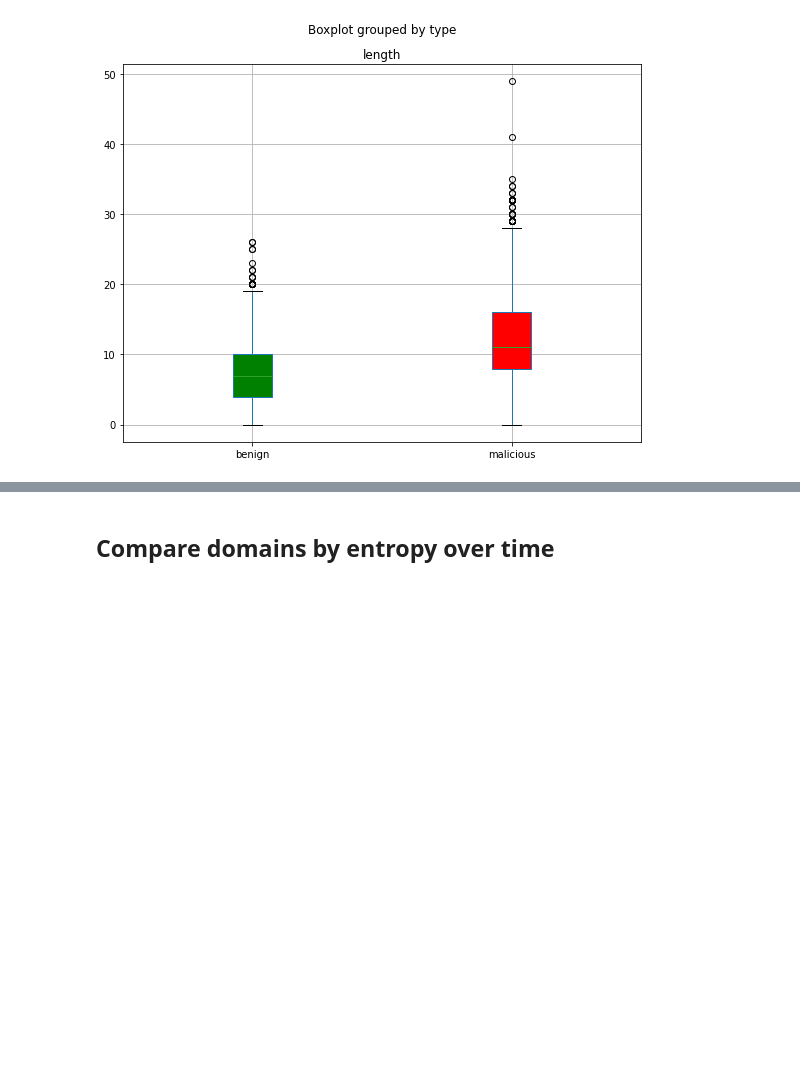
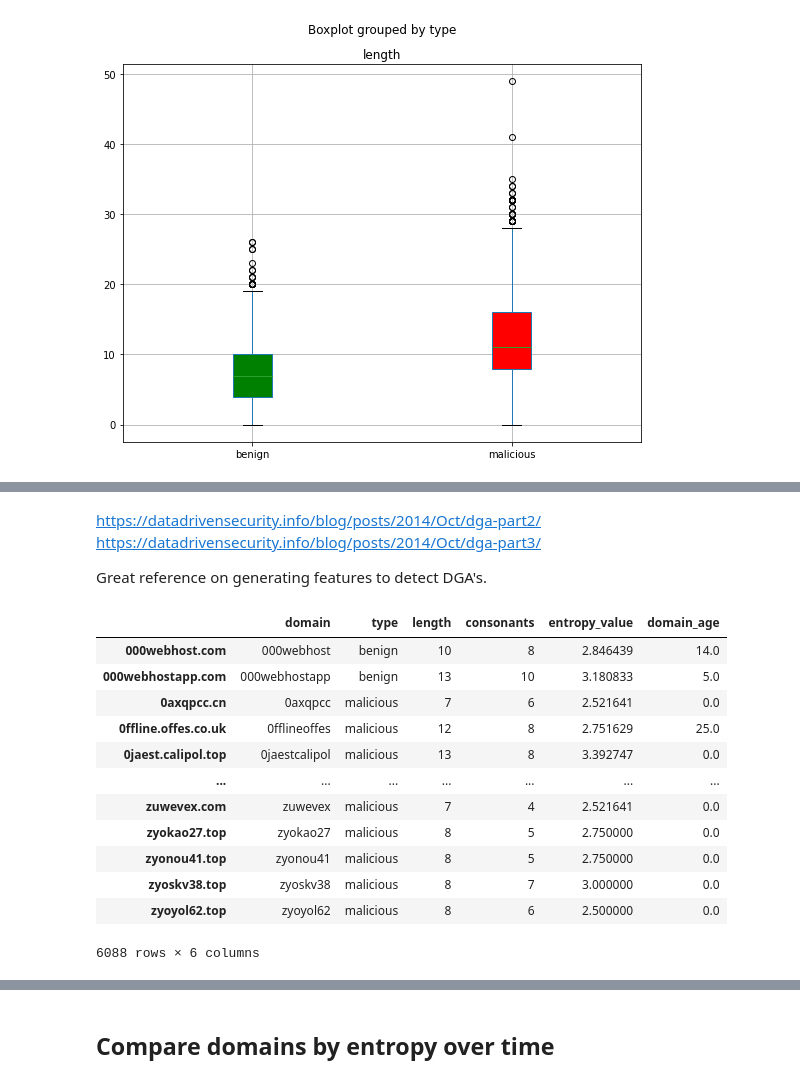
Before and after one commit to erodium/artemis, a Jupyter notebook: notebooks/kevin-eda.ipynb, the cells around one changed output, grey strips where cells are left out. Saved outputs shown, nothing was run; the diff lists cells and outputs as text; code cells hidden in the pictures; blank space fills up the shorter version.

```diff
--- a/notebooks/kevin-eda.ipynb
+++ b/notebooks/kevin-eda.ipynb
@@ -531,35 +552,33 @@ entropy_df[entropy_df['entropy_value']<=0.1]
 # %% [markdown]
 # Misc
 # %%
-benign_domain_df = pd.DataFrame()
 benign_domain_list = []
 for benign_domain_whois in data_file_dict['benign_whois_data.txt']:
     benign_domain_list.append(list(benign_domain_whois.keys())[0])
-print("Average length (including TLD): " + str(sum(map(len, benign_domain_list))/float(len(benign_domain_list))))
-benign_domain_without_tld_list = []
+benign_domain_without_tld_dict = {}
 for benign_domain_name in benign_domain_list:
     domain_parts = get_domain_parts(benign_domain_name)[:2]
-    benign_domain_without_tld_list.append(''.join(domain_parts[:2]))
-print("Average length (without TLD): " + str(sum(map(len, benign_domain_without_tld_list))/float(len(benign_domain_without_tld_list))))
-benign_domain_df['domain'] = benign_domain_without_tld_list
+    benign_domain_without_tld_dict[benign_domain_name] = [''.join(domain_parts[:2])]
+benign_domain_df = pd.DataFrame.from_dict(benign_domain_without_tld_dict).T.rename(columns={0: 'domain'})
 benign_domain_df['type'] = 'benign'
 benign_domain_df['length']= benign_domain_df['domain'].str.len()
+print("Benign Domains:")
+print("Average length (without TLD): " + str(benign_domain_df['domain'].apply(len).mean()))
 print("\n")
 
-malicious_domain_df = pd.DataFrame()
 malicious_domain_list = []
 for malicious_domain_whois in data_file_dict['malicious_whois_data.txt']:
     malicious_domain_list.append(list(malicious_domain_whois.keys())[0])
-print("Malicious Domains:")
-print("Average length (including TLD): " + str(sum(map(len, malicious_domain_list))/float(len(malicious_domain_list))))
-malicious_domain_without_tld_list = []
+malicious_domain_without_tld_dict = {}
 for malicious_domain_name in malicious_domain_list:
     domain_parts = get_domain_parts(malicious_domain_name)[:2]
-    malicious_domain_without_tld_list.append(''.join(domain_parts[:2]))
-print("Average length (without TLD): " + str(sum(map(len, malicious_domain_without_tld_list))/float(len(malicious_domain_without_tld_list))))
-malicious_domain_df['domain'] = malicious_domain_without_tld_list
+    malicious_domain_without_tld_dict[malicious_domain_name] = [''.join(domain_parts[:2])]
+malicious_domain_df = pd.DataFrame.from_dict(malicious_domain_without_tld_dict).T.rename(columns={0: 'domain'})
 malicious_domain_df['type'] = 'malicious'
 malicious_domain_df['length']= malicious_domain_df['domain'].str.len()
+print("Malicious Domains:")
+print("Average length (without TLD): " + str(malicious_domain_df['domain'].apply(len).mean()))
 
+# Combine DataFrames
 domain_df = pd.concat([benign_domain_df, malicious_domain_df])
 # %% [output]
@@ -584,0 +633,24 @@ plt.show()
+# %% [markdown]
+https://datadrivensecurity.info/blog/posts/2014/Oct/dga-part2/
+https://datadrivensecurity.info/blog/posts/2014/Oct/dga-part3/
+
+Great reference on generating features to detect DGA's.
+# %%
+# Add entropy
+combined_domain_df = domain_df.join(entropy_df, lsuffix='_domain', rsuffix='_entropy').drop(columns='type_entropy').rename(columns={'type_domain': 'type'})
+combined_domain_df = combined_domain_df.join(whois_df, lsuffix='_domain', rsuffix='_whois').drop(columns=['type_whois', 'creation_date']).rename(columns={'type_domain': 'type'})
+combined_domain_df
+# %% [output]
+|  | domain | type | length | consonants | entropy_value | domain_age |
+| 000webhost.com | 000webhost | benign | 10 | 8 | 2.846439 | 14.0 |
+| 000webhostapp.com | 000webhostapp | benign | 13 | 10 | 3.180833 | 5.0 |
+| 0axqpcc.cn | 0axqpcc | malicious | 7 | 6 | 2.521641 | 0.0 |
+| 0ffline.offes.co.uk | 0fflineoffes | malicious | 12 | 8 | 2.751629 | 25.0 |
+| 0jaest.calipol.top | 0jaestcalipol | malicious | 13 | 8 | 3.392747 | 0.0 |
+| ... | ... | ... | ... | ... | ... | ... |
+| zuwevex.com | zuwevex | malicious | 7 | 4 | 2.521641 | 0.0 |
+| zyokao27.top | zyokao27 | malicious | 8 | 5 | 2.750000 | 0.0 |
+| zyonou41.top | zyonou41 | malicious | 8 | 5 | 2.750000 | 0.0 |
+| zyoskv38.top | zyoskv38 | malicious | 8 | 7 | 3.000000 | 0.0 |
+| zyoyol62.top | zyoyol62 | malicious | 8 | 6 | 2.500000 | 0.0 |
+6088 rows × 6 columns
```
Also changed, not shown: parts of 13 cells of this notebook.
